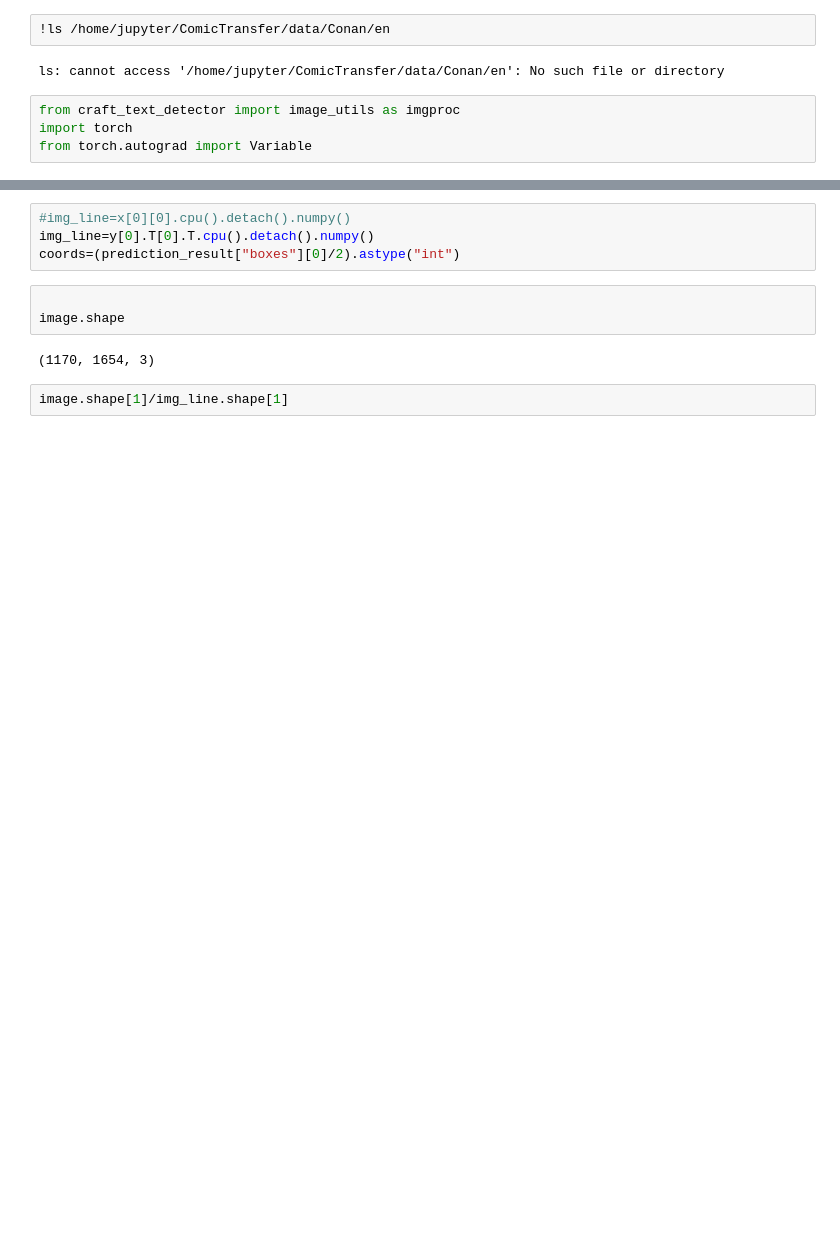
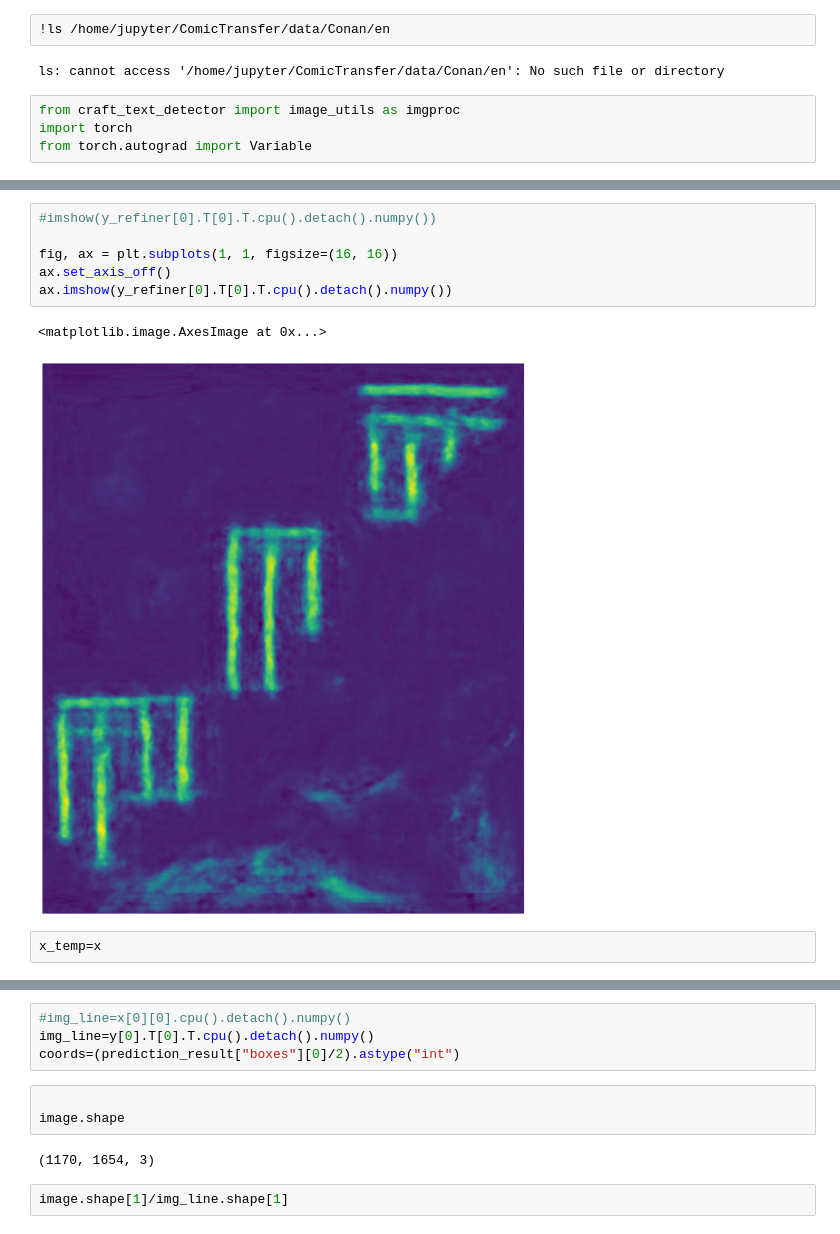
Before and after one commit to wumpusman/ComicTransfer, a Jupyter notebook: core/models/bubbles/tune_text_craft.ipynb, the cells around one changed output, grey strips where cells are left out. Drawn from its saved outputs; the diff is of its cells as text; blank space fills up the shorter version.

```diff
--- a/core/models/bubbles/tune_text_craft.ipynb
+++ b/core/models/bubbles/tune_text_craft.ipynb
@@ -82,0 +118,11 @@ imshow(x[0][0].cpu().detach().numpy())
+# %%
+#imshow(y_refiner[0].T[0].T.cpu().detach().numpy())
+
+fig, ax = plt.subplots(1, 1, figsize=(16, 16))
+ax.set_axis_off()
+ax.imshow(y_refiner[0].T[0].T.cpu().detach().numpy())
+# %% [output]
+<matplotlib.image.AxesImage at 0x...>
+[figure, added]
+# %%
+x_temp=x
```
Also changed, not shown: parts of 39 cells of this notebook, 16 other files.
